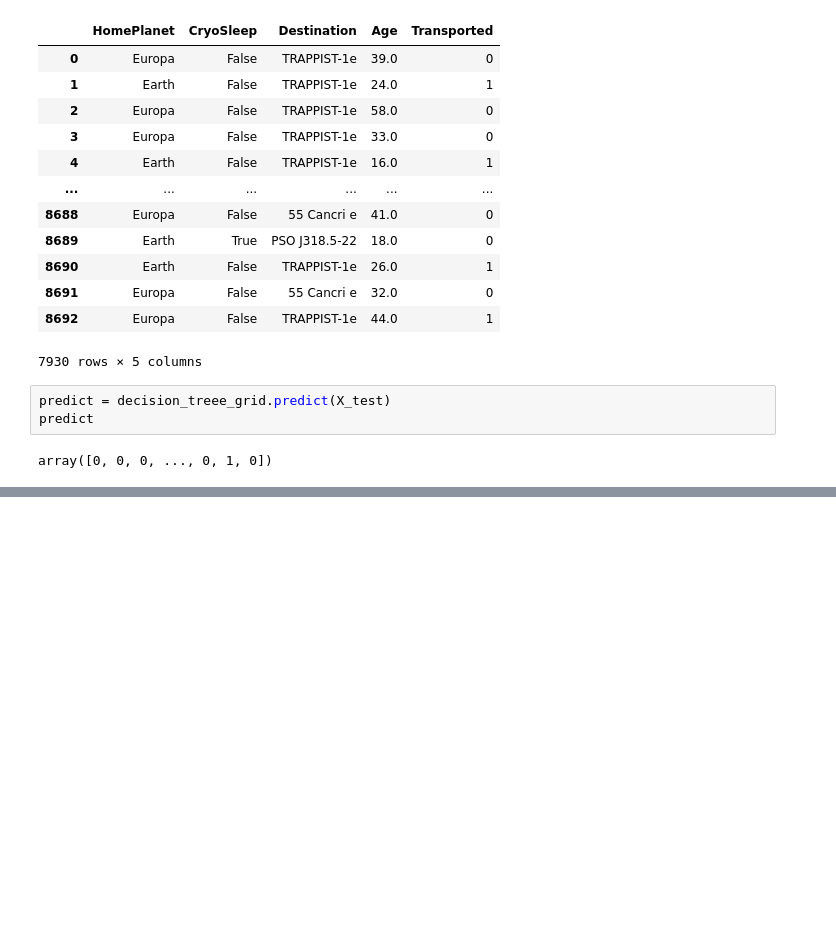
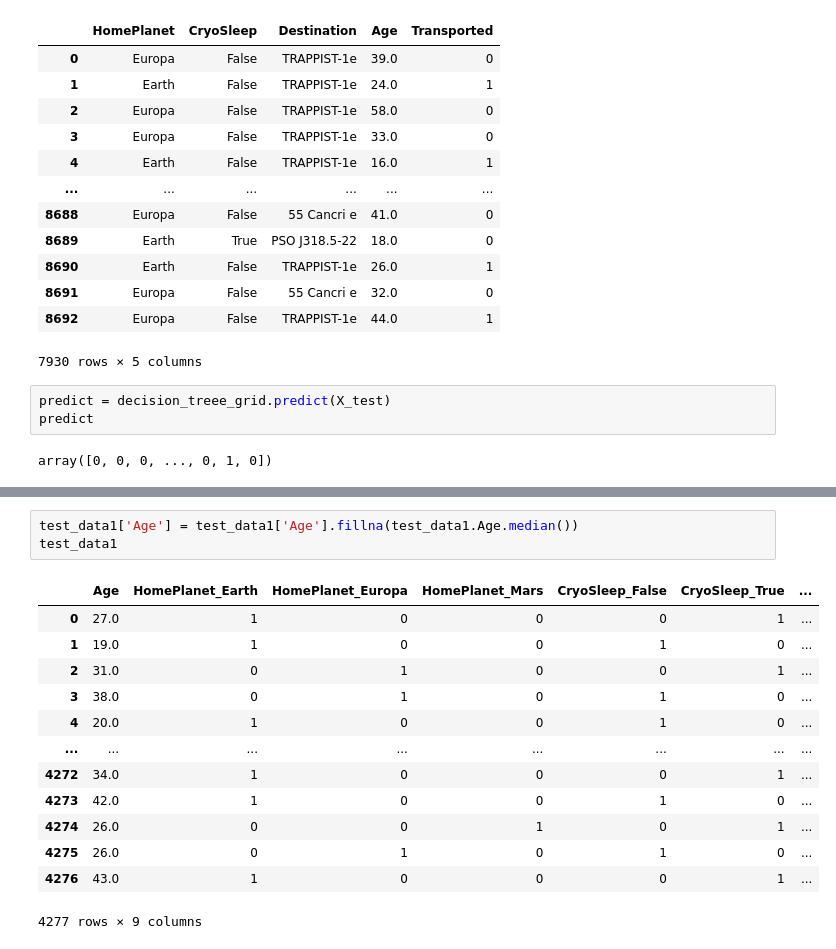
Before and after one commit to Emilly-Njue/Spaceship-Titanic, a Jupyter notebook: spaceship.ipynb, the cells around one changed output, grey strips where cells are left out. Cells and saved outputs as stored; diff of their text form; blank space fills up the shorter version.

```diff
--- a/spaceship.ipynb
+++ b/spaceship.ipynb
@@ -865,3 +865,20 @@ Columns with missing values:
 
      Count  Percentage
 Age     91     2.12766
+# %%
+test_data1['Age'] = test_data1['Age'].fillna(test_data1.Age.median())
+test_data1
+# %% [output]
+|  | Age | HomePlanet_Earth | HomePlanet_Europa | HomePlanet_Mars | CryoSleep_False | CryoSleep_True | ... |
+| 0 | 27.0 | 1 | 0 | 0 | 0 | 1 | ... |
+| 1 | 19.0 | 1 | 0 | 0 | 1 | 0 | ... |
+| 2 | 31.0 | 0 | 1 | 0 | 0 | 1 | ... |
+| 3 | 38.0 | 0 | 1 | 0 | 1 | 0 | ... |
+| 4 | 20.0 | 1 | 0 | 0 | 1 | 0 | ... |
+| ... | ... | ... | ... | ... | ... | ... | ... |
+| 4272 | 34.0 | 1 | 0 | 0 | 0 | 1 | ... |
+| 4273 | 42.0 | 1 | 0 | 0 | 1 | 0 | ... |
+| 4274 | 26.0 | 0 | 0 | 1 | 0 | 1 | ... |
+| 4275 | 26.0 | 0 | 1 | 0 | 1 | 0 | ... |
+| 4276 | 43.0 | 1 | 0 | 0 | 0 | 1 | ... |
+4277 rows × 9 columns
```
Also changed, not shown: parts of 4 cells of this notebook.
